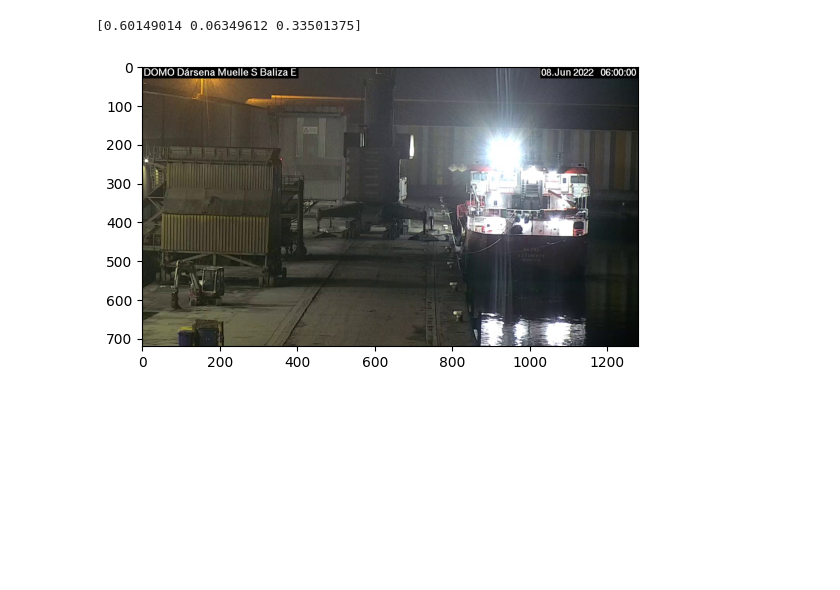
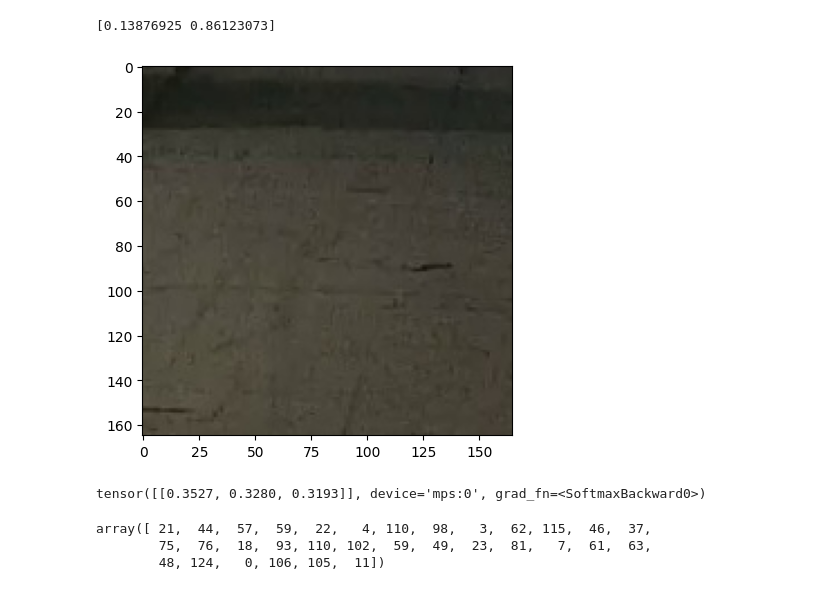
Before and after one commit to PepeRoConde/3year2sem, a Jupyter notebook: vision/p1/pruebas.ipynb, the cells around one changed output. Cells and saved outputs as stored; diff of their text form; code cells hidden in the pictures; blank space fills up the shorter version.

```diff
--- a/vision/p1/pruebas.ipynb
+++ b/vision/p1/pruebas.ipynb
@@ -47,17 +23,18 @@ def plotgrid(trainset, cols=8, rows=4):
 # %%
-dataAugmentation = True
-
-from models import ShipDataset, ShipClassifier
+from ship_classifier import ShipDataset, ShipClassifier, plotgrid
 import scipy
 
-classifier = ShipClassifier(pretrained=True)
+dataAugmentation = True
+docked=False
+
+classifier = ShipClassifier(pretrained=True,docked=docked)
 classifier.load_model('modelparams')
 
 classifier.model.to('mps')
 
-trainset = ShipDataset(root_dir='/Users/pepe/carrera/3/2/vca/practicas/p2', train=True, dataAugmentation=dataAugmentation, docked=True)
-testset = ShipDataset(root_dir='/Users/pepe/carrera/3/2/vca/practicas/p2', train=False, dataAugmentation=dataAugmentation, docked=True)
+trainset = ShipDataset(root_dir='/Users/pepe/carrera/3/2/vca/practicas/p2', train=True, dataAugmentation=dataAugmentation, docked=docked)
+testset = ShipDataset(root_dir='/Users/pepe/carrera/3/2/vca/practicas/p2', train=False, dataAugmentation=False, docked=docked)
 
-#plotgrid(trainset)
+plotgrid(classifier,trainset)
 # %% [output]
 Model loaded from modelparams
@@ -64,12 +42,23 @@ Model loaded from modelparams
 # %%
-im = plt.imread('imagen.jpg')
+im = plt.imread('imagen3.jpg')
 plt.imshow(im)
 classifier.model.to('mps')
 #classifier.new_dense_layer.to('mps')
 #classifier.final_layer.to('mps')
 im = torch.permute(torch.tensor(np.expand_dims(im,0),dtype=torch.float32),(0,3,1,2)).to('mps')
 
 print(classifier.model(im)[0].cpu().detach().numpy())
 # %% [output]
-[0.60149014 0.06349612 0.33501375]
+[0.13876925 0.86123073]
-[figure, old version]
+[figure, new version]
+# %%
+
+classifier.model(im)
+# %% [output]
+tensor([[0.3527, 0.3280, 0.3193]], device='mps:0', grad_fn=<SoftmaxBackward0>)
+# %%
+np.random.choice(np.arange(len(trainset)),8 * 4)
+# %% [output]
+array([ 21,  44,  57,  59,  22,   4, 110,  98,   3,  62, 115,  46,  37,
+        75,  76,  18,  93, 110, 102,  59,  49,  23,  81,   7,  61,  63,
+        48, 124,   0, 106, 105,  11])
```
Also changed, not shown: parts of 2 cells of this notebook, 3 other files.
